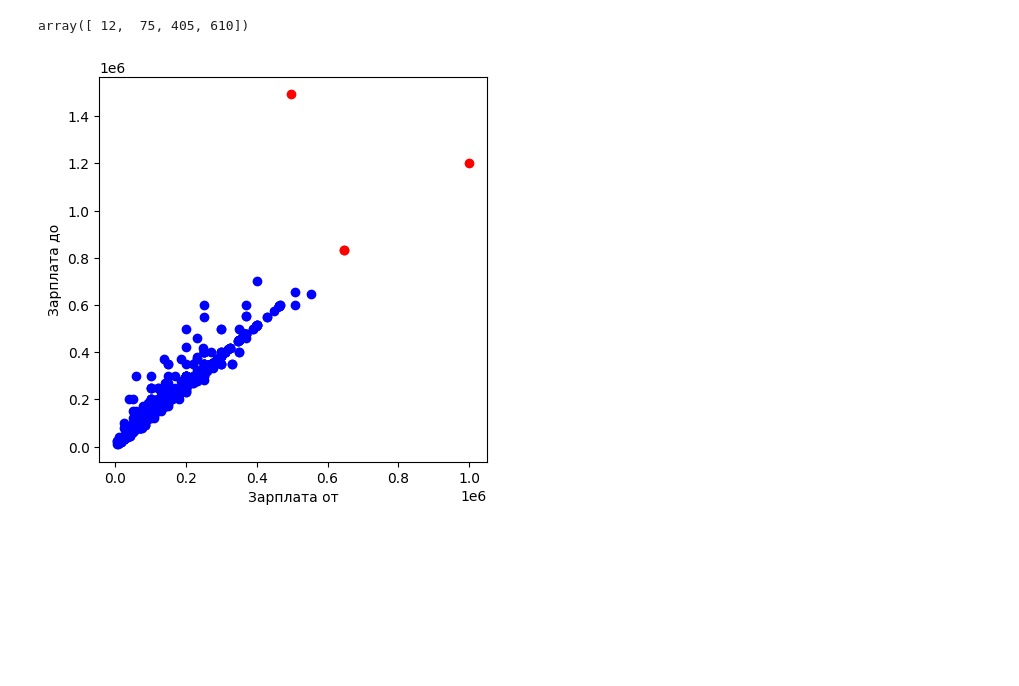
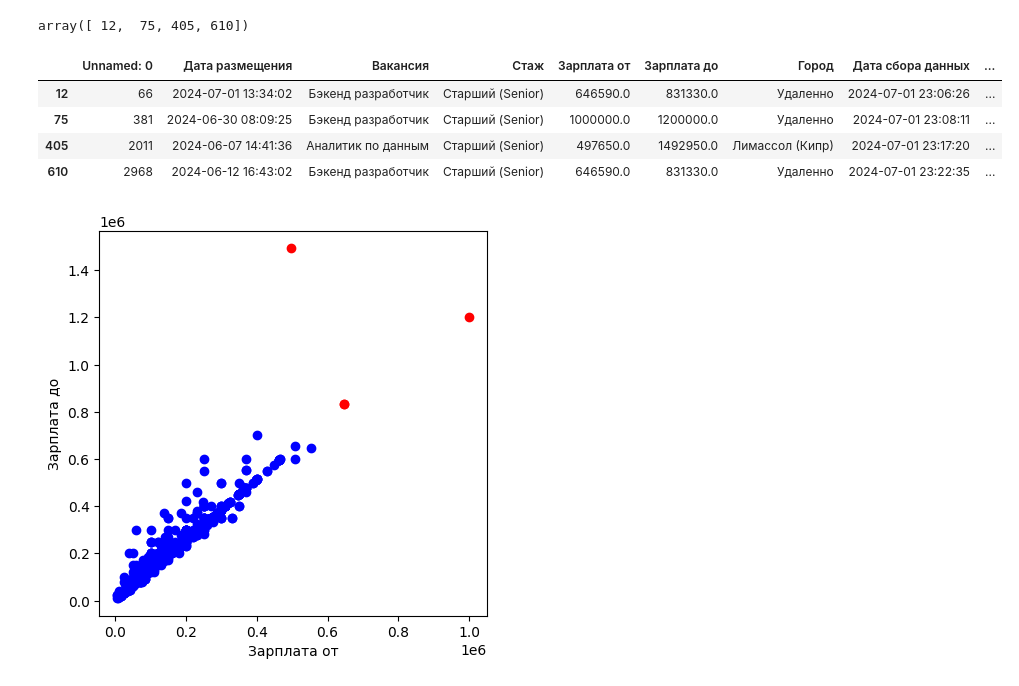
Before and after one commit to LadHrAnalytics/ML_HR, a Jupyter notebook: Notebooks/habr_outliers.ipynb, the cells around one changed output. Drawn from its saved outputs; the diff is of its cells as text; code cells hidden in the pictures; blank space fills up the shorter version.

```diff
--- a/Notebooks/habr_outliers.ipynb
+++ b/Notebooks/habr_outliers.ipynb
@@ -77,8 +115,17 @@ array([ 12,  75, 191, 235, 405, 543, 610])
 # %%
-find_outliers(df[['Зарплата от', 'Зарплата до']].values, m=5, e=0.05)
+outliers_wages = find_outliers(df[['Зарплата от', 'Зарплата до']].values, m=5, e=0.05)
+outliers_wages
 # %% [output]
 Number of outliers:  4
 array([ 12,  75, 405, 610])
+# %%
+df.loc[outliers_wages]
+# %% [output]
+|  | Unnamed: 0 | Дата размещения | Вакансия | Стаж | Зарплата от | Зарплата до | Город | Дата сбора данных | ... |
+| 12 | 66 | 2024-07-01 13:34:02 | Бэкенд разработчик | Старший (Senior) | 646590.0 | 831330.0 | Удаленно | 2024-07-01 23:06:26 | ... |
+| 75 | 381 | 2024-06-30 08:09:25 | Бэкенд разработчик | Старший (Senior) | 1000000.0 | 1200000.0 | Удаленно | 2024-07-01 23:08:11 | ... |
+| 405 | 2011 | 2024-06-07 14:41:36 | Аналитик по данным | Старший (Senior) | 497650.0 | 1492950.0 | Лимассол (Кипр) | 2024-07-01 23:17:20 | ... |
+| 610 | 2968 | 2024-06-12 16:43:02 | Бэкенд разработчик | Старший (Senior) | 646590.0 | 831330.0 | Удаленно | 2024-07-01 23:22:35 | ... |
 # %%
 data = df[['Зарплата от', 'Зарплата до']].values
 distances = gower.gower_matrix(data)
```
Also changed, not shown: parts of 6 cells of this notebook.
